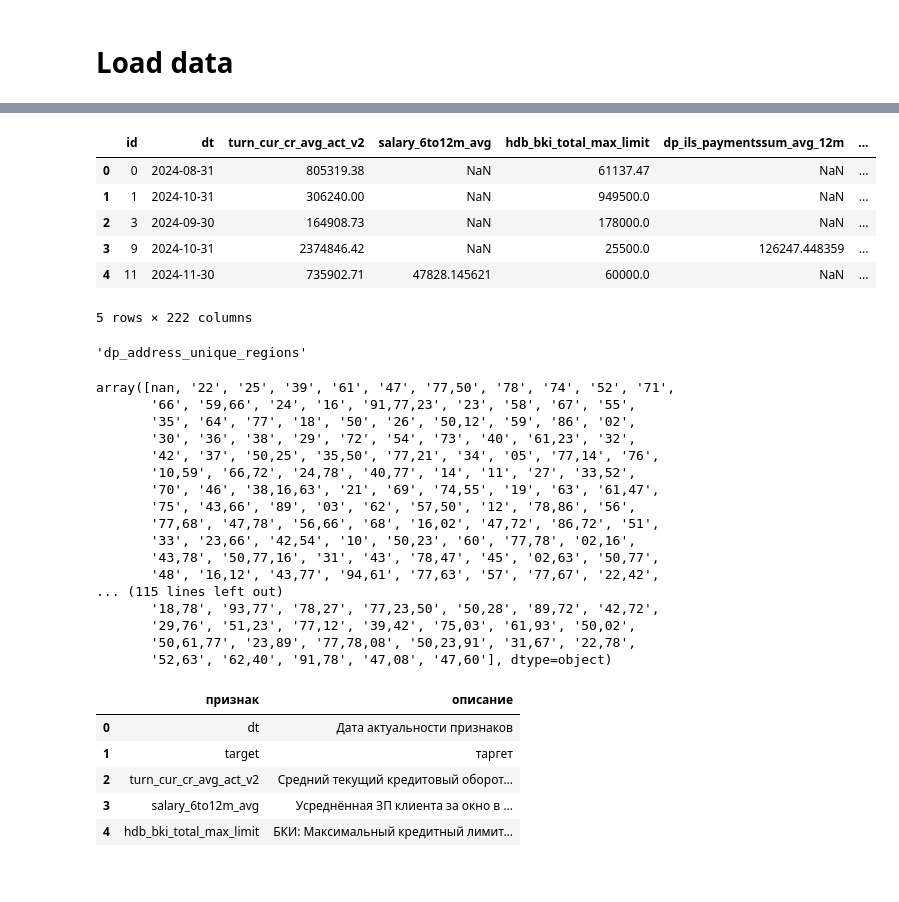
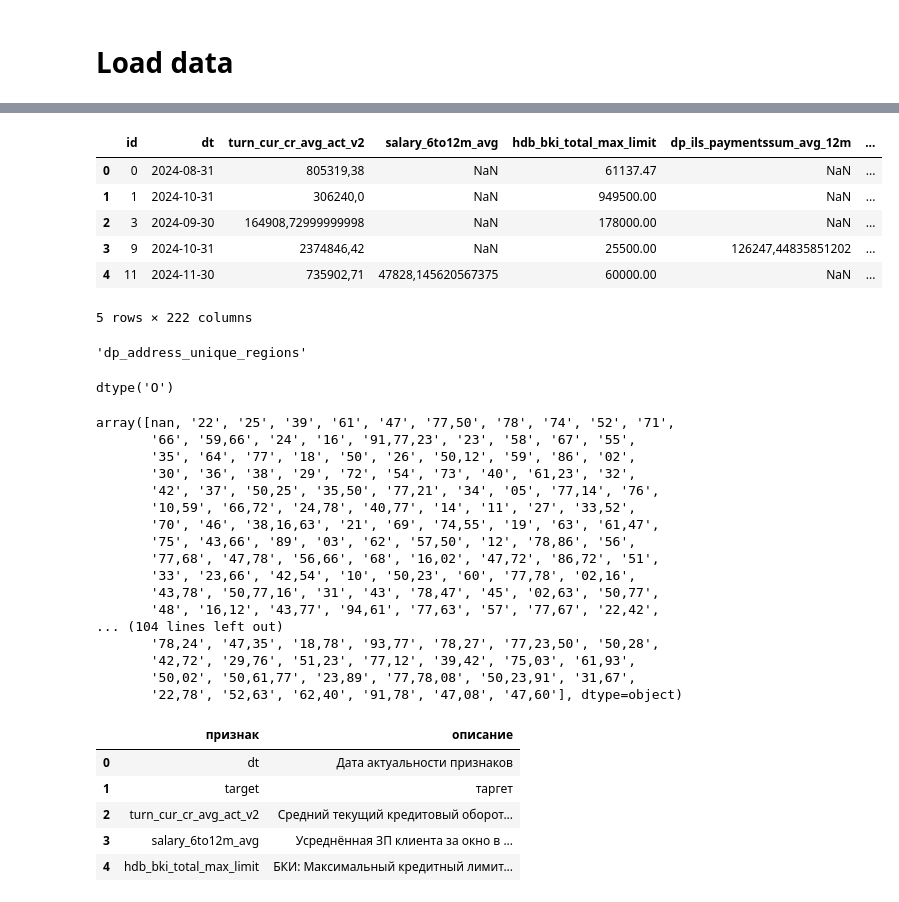
Before and after one commit to ATHigh/Hack_and_Change_2025, a Jupyter notebook: solution.ipynb, the cells around one changed output, grey strips where cells are left out. Saved outputs shown, nothing was run; the diff lists cells and outputs as text; code cells hidden in the pictures.

```diff
--- a/solution.ipynb
+++ b/solution.ipynb
@@ -33,19 +34,23 @@ dtypes: datetime64[ns](1), float64(182), int64(1), object(40)
 memory usage: 131.2+ MB
 # %%
-test_data = pd.read_csv('data/hackathon_income_test.csv', delimiter=';', decimal=',', parse_dates=['dt'], dayfirst=False)
+test_data = pd.read_csv('data/hackathon_income_test.csv', delimiter=';', decimal='.', parse_dates=['dt'], dayfirst=False)
 test_data.head()
 # %% [output]
 |  | id | dt | turn_cur_cr_avg_act_v2 | salary_6to12m_avg | hdb_bki_total_max_limit | dp_ils_paymentssum_avg_12m | ... |
-| 0 | 0 | 2024-08-31 | 805319.38 | NaN | 61137.47 | NaN | ... |
-| 1 | 1 | 2024-10-31 | 306240.00 | NaN | 949500.0 | NaN | ... |
-| 2 | 3 | 2024-09-30 | 164908.73 | NaN | 178000.0 | NaN | ... |
-| 3 | 9 | 2024-10-31 | 2374846.42 | NaN | 25500.0 | 126247.448359 | ... |
-| 4 | 11 | 2024-11-30 | 735902.71 | 47828.145621 | 60000.0 | NaN | ... |
+| 0 | 0 | 2024-08-31 | 805319,38 | NaN | 61137.47 | NaN | ... |
+| 1 | 1 | 2024-10-31 | 306240,0 | NaN | 949500.00 | NaN | ... |
+| 2 | 3 | 2024-09-30 | 164908,72999999998 | NaN | 178000.00 | NaN | ... |
+| 3 | 9 | 2024-10-31 | 2374846,42 | NaN | 25500.00 | 126247,44835851202 | ... |
+| 4 | 11 | 2024-11-30 | 735902,71 | 47828,145620567375 | 60000.00 | NaN | ... |
 5 rows × 222 columns
 # %%
 test_data.columns[65]
 # %% [output]
 'dp_address_unique_regions'
+# %%
+train_data['dp_address_unique_regions'].dtype
+# %% [output]
+dtype('O')
 # %%
 test_data.iloc[:,65].unique()
 # %% [output]
@@ -61,11 +66,11 @@ array([nan, '22', '25', '39', '61', '47', '77,50', '78', '74', '52', '71',
        '33', '23,66', '42,54', '10', '50,23', '60', '77,78', '02,16',
        '43,78', '50,77,16', '31', '43', '78,47', '45', '02,63', '50,77',
        '48', '16,12', '43,77', '94,61', '77,63', '57', '77,67', '22,42',
-... (115 lines left out)
-       '18,78', '93,77', '78,27', '77,23,50', '50,28', '89,72', '42,72',
-       '29,76', '51,23', '77,12', '39,42', '75,03', '61,93', '50,02',
-       '50,61,77', '23,89', '77,78,08', '50,23,91', '31,67', '22,78',
-       '52,63', '62,40', '91,78', '47,08', '47,60'], dtype=object)
+... (104 lines left out)
+       '78,24', '47,35', '18,78', '93,77', '78,27', '77,23,50', '50,28',
+       '42,72', '29,76', '51,23', '77,12', '39,42', '75,03', '61,93',
+       '50,02', '50,61,77', '23,89', '77,78,08', '50,23,91', '31,67',
+       '22,78', '52,63', '62,40', '91,78', '47,08', '47,60'], dtype=object)
 # %%
 features = pd.read_csv('data/features_description.csv', delimiter=';', encoding='windows-1251')
 features.head()
```
Also changed, not shown: parts of 28 cells of this notebook, 1 other file.
